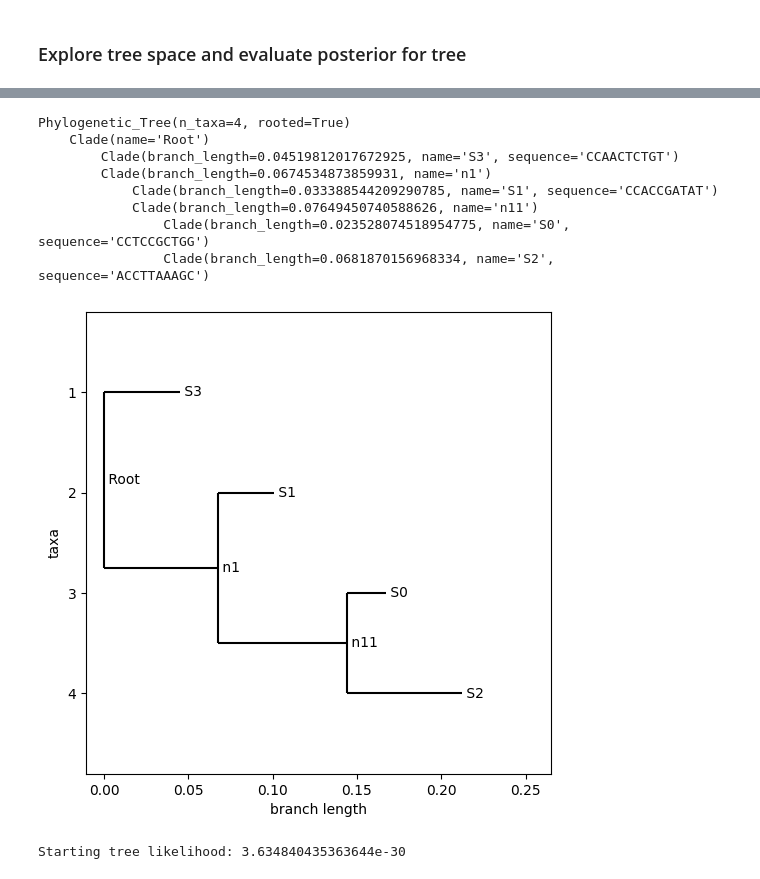
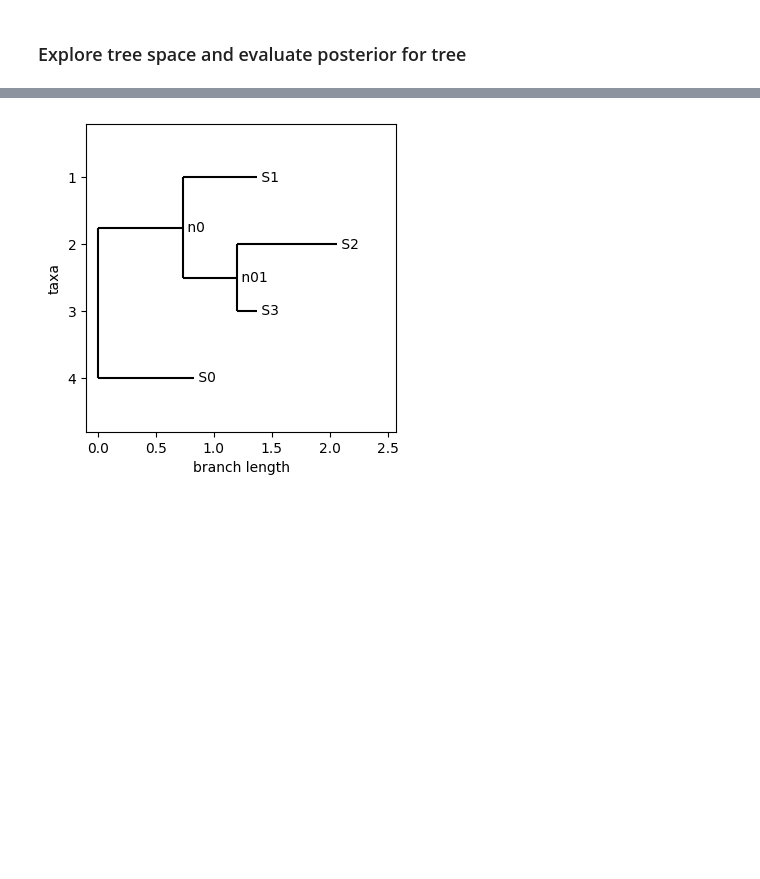
Before and after one commit to LeonMengoni/Bayesian-Phylogenetics, a Jupyter notebook: BayesianPhylogenetics.ipynb, the cells around one changed output, grey strips where cells are left out. Drawn from its saved outputs; the diff is of its cells as text; code cells hidden in the pictures; blank space fills up the shorter version.

```diff
--- a/BayesianPhylogenetics.ipynb
+++ b/BayesianPhylogenetics.ipynb
@@ -79,18 +78,3 @@ Likelihood: 3.842682708006788e-40
 1
 # %% [markdown]
 ### Explore tree space and evaluate posterior for tree
-# %%
-import copy
-
-# Generate a small random tree (4 taxa) and write to file
-
-seq_len = 10
-n_taxa = 4
-
-tree = Phylogenetic_Tree().generate_random_topology(n_taxa=n_taxa)
-tree.generate_random_branch_lengths(distribution="uniform")
-tree.generate_sequences(seq_len)
-tree.draw()
-print(f"Likelihood: {tree.calculate_likelihood()}")
-
-terminal_taxa = tree.get_terminals() # copy.deepcopy(tree.get_terminals()) # My data
@@ -100,34 +81,27 @@ Likelihood: 3.7727299273050244e-23
-# %%
-# Data: terminal taxa names and sequences
-taxa_names = [clade.name for clade in terminal_taxa]
-taxa_sequences = [clade.sequence for clade in terminal_taxa]
-
-# # An MCMC step is composed of a topology proposal, then proposals for the branch lengths (sampled from an exponential distribution)
-
-# Topology initialization
-tree_init = Phylogenetic_Tree().generate_random_topology(taxa_names=taxa_names)
-
-# Branch lengths proposal
-tree_init.generate_random_branch_lengths(distribution="exponential")
-
-# Clamp sequences to leaves
-for i, clade in enumerate(tree_init.get_terminals()):
-    clade.sequence = taxa_sequences[i]
-
-print(tree_init)
-tree_init.draw()
-
-# Compute likelihood
-likelihood_init = tree_init.calculate_likelihood()
-print(f"Starting tree likelihood: {likelihood_init}")
-# %% [output]
-Phylogenetic_Tree(n_taxa=4, rooted=True)
-    Clade(name='Root')
-        Clade(branch_length=0.04519812017672925, name='S3', sequence='CCAACTCTGT')
-        Clade(branch_length=0.0674534873859931, name='n1')
-            Clade(branch_length=0.033388544209290785, name='S1', sequence='CCACCGATAT')
-            Clade(branch_length=0.07649450740588626, name='n11')
-                Clade(branch_length=0.023528074518954775, name='S0', sequence='CCTCCGCTGG')
-                Clade(branch_length=0.0681870156968334, name='S2', sequence='ACCTTAAAGC')
-[figure, removed]
-Starting tree likelihood: 3.634840435363644e-30
+# %%
+# Generate artificial data
+# How should the branch lengths be generated? Uniform, exponential or other? TODO
+# Probably, in the artificial data, it doesn't really matter. But it matters more in the prior and proposal distribution for the branch lengths
+
+def simulate_artificial_data(n_taxa, seq_len, outgroup):
+    true_tree = Phylogenetic_Tree().generate_random_topology(n_taxa=n_taxa)
+    true_tree.custom_root_with_outgroup(outgroup)
+    true_tree.generate_random_branch_lengths(distribution="uniform")
+    true_tree.generate_sequences(seq_len)
+    data = {clade.name:clade.sequence for clade in true_tree.get_terminals()}
+    return true_tree, data
+
+seq_len = 100
+n_taxa = 4
+outgroup = "S0" # Outgroup fixed
+
+true_tree, data = simulate_artificial_data(n_taxa, seq_len, outgroup)
+taxa_names = list(data.keys())
+taxa_sequences = list(data.values())
+
+# Draw true tree
+true_tree.draw()
+
+# Calculate posterior for each tree (include prior information in posterior computation): TODO
+# %% [output]
+[figure, added]
```
Also changed, not shown: parts of 13 cells of this notebook, 3 other files.
